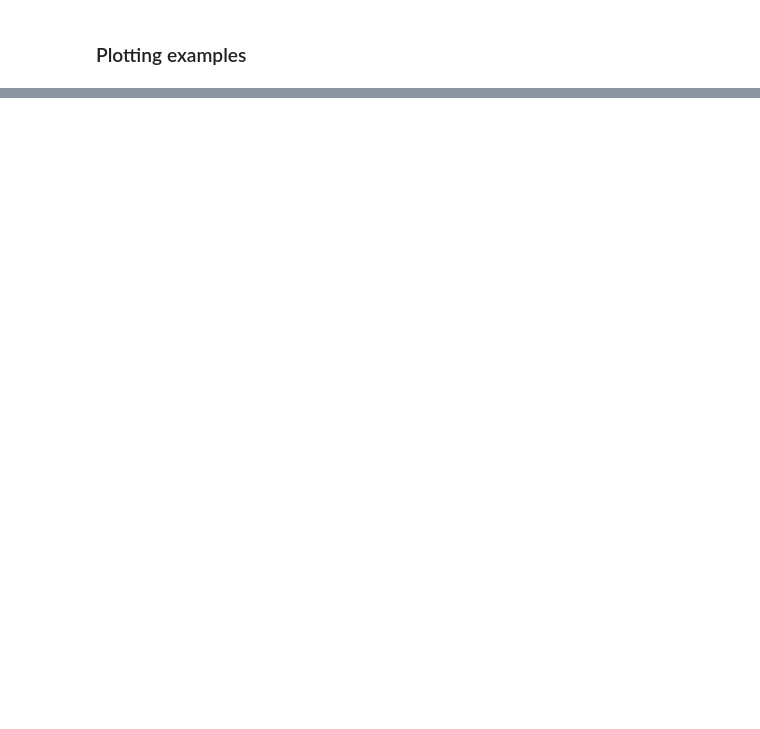
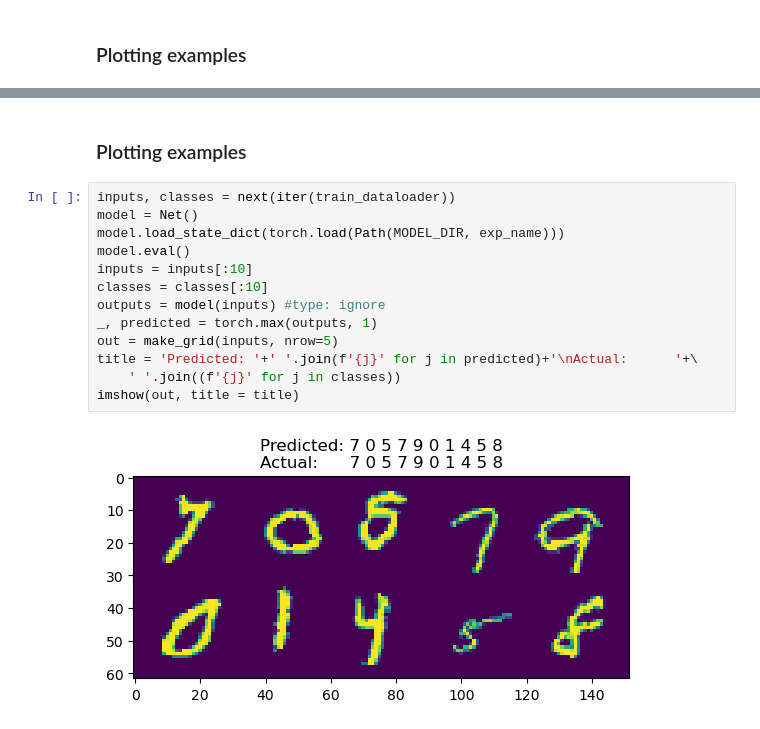
Before and after one commit to JulianAustin1993/digit-recognizer, a Jupyter notebook: notebooks/2-ja-covnet.ipynb, the cells around one changed output, grey strips where cells are left out. Saved outputs shown, nothing was run; the diff lists cells and outputs as text; blank space fills up the shorter version.

```diff
--- a/notebooks/2-ja-covnet.ipynb
+++ b/notebooks/2-ja-covnet.ipynb
@@ -90,0 +240,17 @@ imshow(out, title = title)
+# %% [markdown]
+### Plotting examples
+# %%
+inputs, classes = next(iter(train_dataloader))
+model = Net()
+model.load_state_dict(torch.load(Path(MODEL_DIR, exp_name)))
+model.eval()
+inputs = inputs[:10]
+classes = classes[:10]
+outputs = model(inputs) #type: ignore
+_, predicted = torch.max(outputs, 1)
+out = make_grid(inputs, nrow=5)
+title = 'Predicted: '+' '.join(f'{j}' for j in predicted)+'\nActual:      '+\
+    ' '.join((f'{j}' for j in classes))
+imshow(out, title = title)
+# %% [output]
+[figure, added]
```
Also changed, not shown: parts of 19 cells of this notebook, 2 other files.
